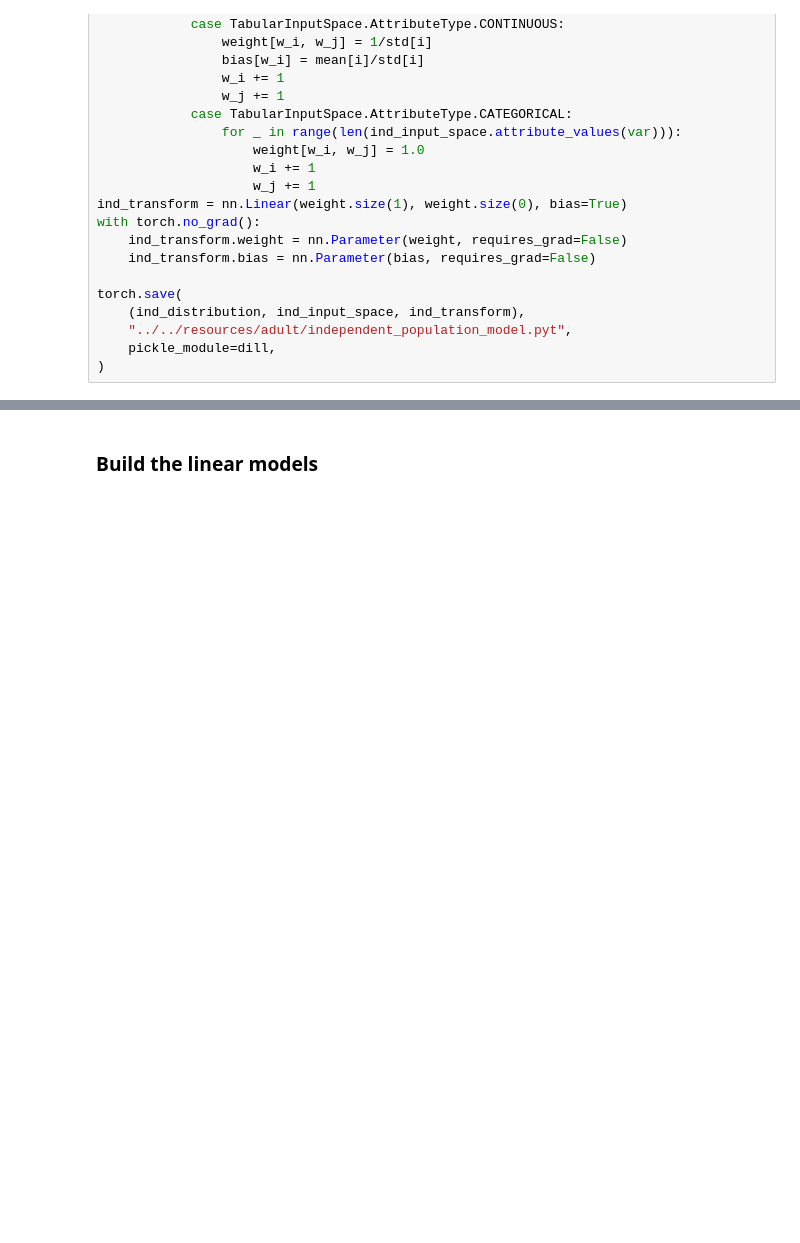
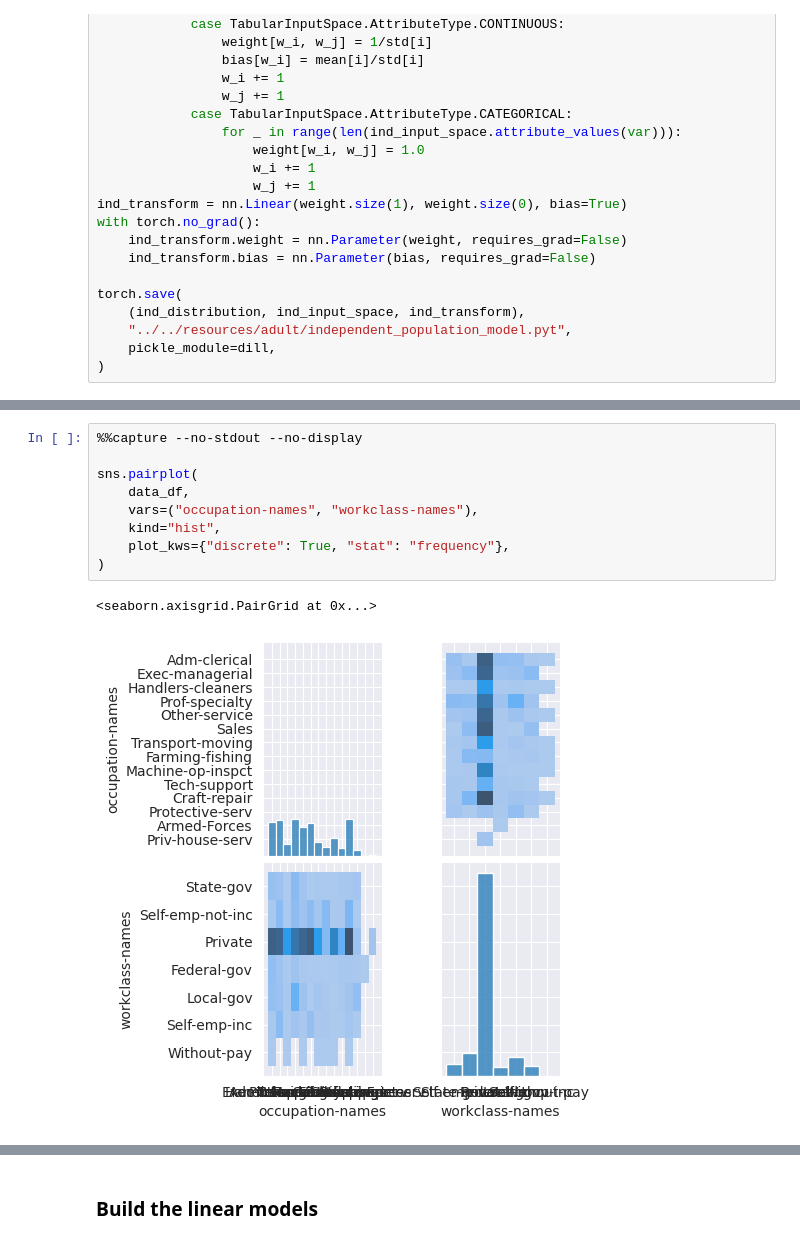
Before and after one commit to sen-uni-kn/probspecs, a Jupyter notebook: experiments/group_fairness_tabular/adult_population_models.ipynb, the cells around one changed output, grey strips where cells are left out. Saved outputs shown, nothing was run; the diff lists cells and outputs as text; blank space fills up the shorter version.

```diff
--- a/experiments/group_fairness_tabular/adult_population_models.ipynb
+++ b/experiments/group_fairness_tabular/adult_population_models.ipynb
@@ -570,0 +721,12 @@ torch.save(
+# %%
+%%capture --no-stdout --no-display
+
+sns.pairplot(
+    data_df,
+    vars=("occupation-names", "workclass-names"),
+    kind="hist",
+    plot_kws={"discrete": True, "stat": "frequency"},
+)
+# %% [output]
+<seaborn.axisgrid.PairGrid at 0x...>
+[figure, added]
```
Also changed, not shown: parts of 13 cells of this notebook, 13 other files.
